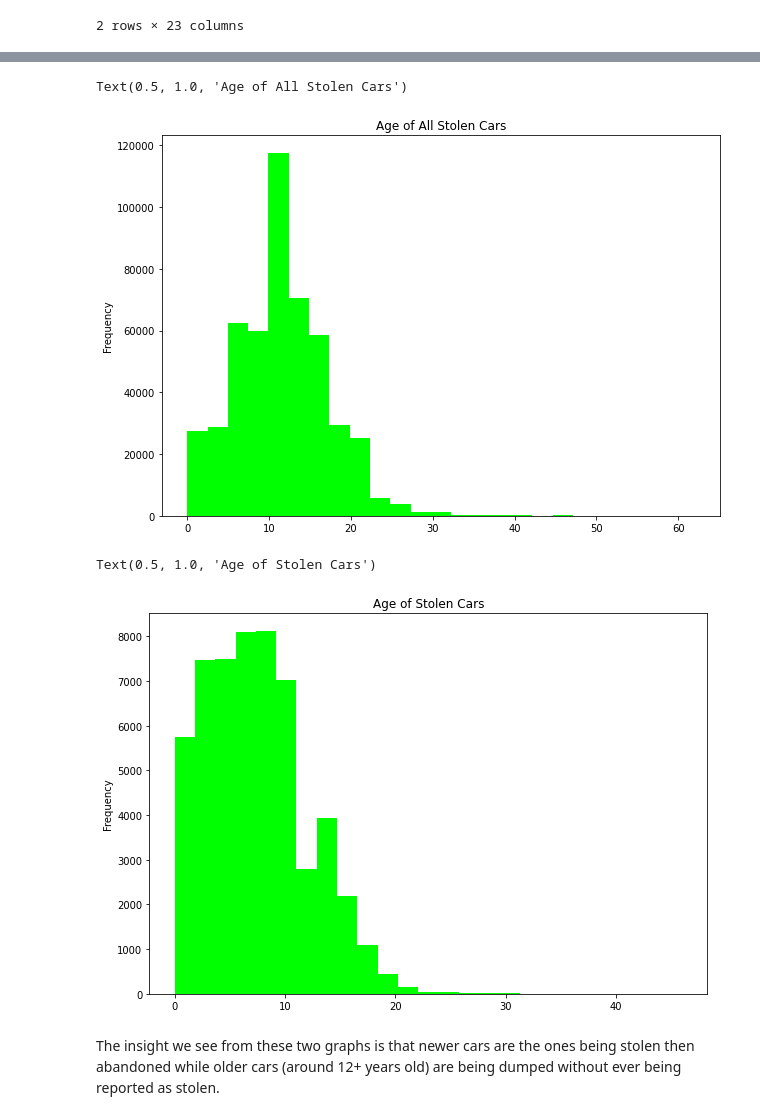
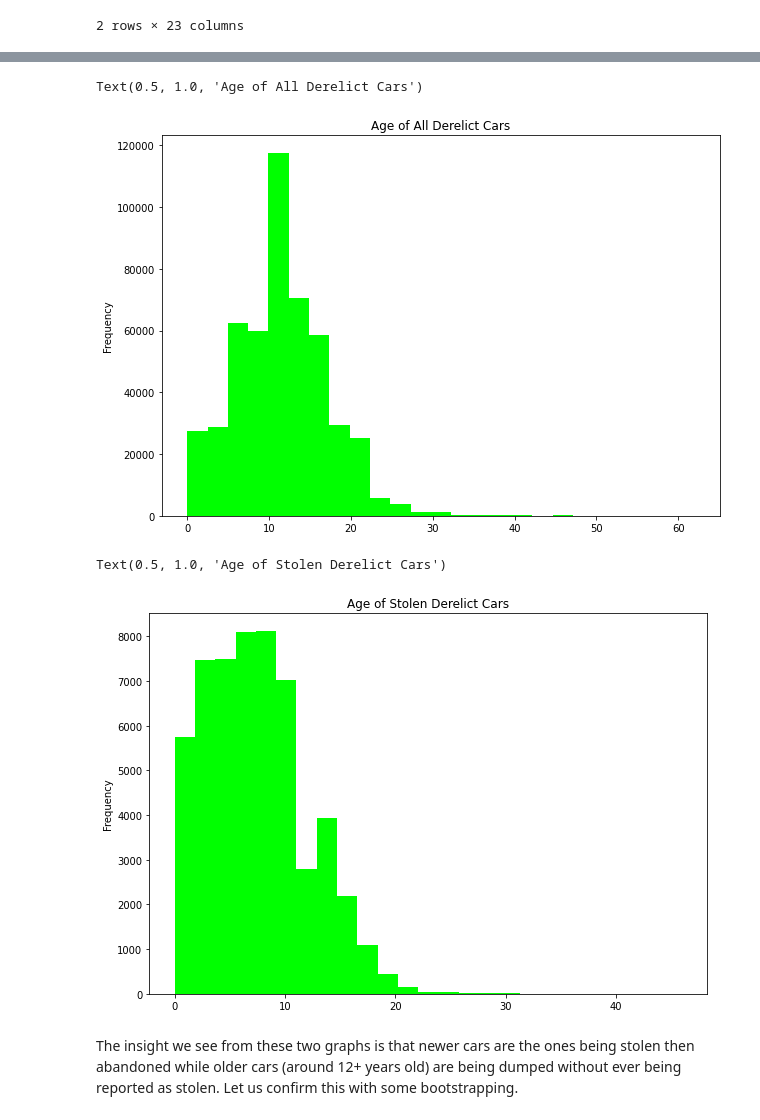
Before and after one commit to hanzhi227/SyncVR-EDA, a Jupyter notebook: EDA.ipynb, the cells around one changed output, grey strips where cells are left out. Saved outputs shown, nothing was run; the diff lists cells and outputs as text; code cells hidden in the pictures.

```diff
--- a/EDA.ipynb
+++ b/EDA.ipynb
@@ -120,3 +106,6 @@ df[(df['CAR_AGE'] > 70) | (df['CAR_AGE'] < -1)]
 | 5782 | 7429 | TRN | 3RD AVE BETW 2ND AND 3RD | STREETS | 1995.0 | DATSUN | 2D | YELLOW | ENGINE VIN | 9000022 | ... |
 | 657382 | 656631 | BKE | R/S MAPLE ST | TROY X SCHNECTEDY | -6666.0 | INTERN | BS | YELLOW | SCHOOL BUS | 3216557 | ... |
 2 rows × 23 columns
+# %%
+#Lets get rid of this anomaly
+df = df[(df['CAR_AGE'] < 70) & (df['CAR_AGE'] >= -1)]
@@ -123,15 +144,15 @@ df[(df['CAR_AGE'] > 70) | (df['CAR_AGE'] < -1)]
 # %%
 
 df[(df['CAR_AGE']<70) & (df['CAR_AGE']>-1)]['CAR_AGE'].plot(kind = 'hist', bins = 25, color = 'lime', figsize = (10,7))
-plt.title('Age of All Stolen Cars')
+plt.title('Age of All Derelict Cars')
 # %% [output]
-Text(0.5, 1.0, 'Age of All Stolen Cars')
+Text(0.5, 1.0, 'Age of All Derelict Cars')
-[figure, old version]
+[figure, new version]
 # %%
 df[(df['CAR_AGE']<70) & (df['CAR_AGE']>-1) & df['STOLEN_INDIC']]['CAR_AGE'].plot(kind = 'hist', bins = 25, color = 'lime', figsize = (10,7))
-plt.title('Age of Stolen Cars')
+plt.title('Age of Stolen Derelict Cars')
 # %% [output]
-Text(0.5, 1.0, 'Age of Stolen Cars')
+Text(0.5, 1.0, 'Age of Stolen Derelict Cars')
-[figure, old version]
+[figure, new version]
 # %% [markdown]
-The insight we see from these two graphs is that newer cars are the ones being stolen then abandoned while older cars (around 12+ years old) are being dumped without ever being reported as stolen.
+The insight we see from these two graphs is that newer cars are the ones being stolen then abandoned while older cars (around 12+ years old) are being dumped without ever being reported as stolen. Let us confirm this with some bootstrapping.
```
Also changed, not shown: parts of 21 cells of this notebook, 2 other files.
